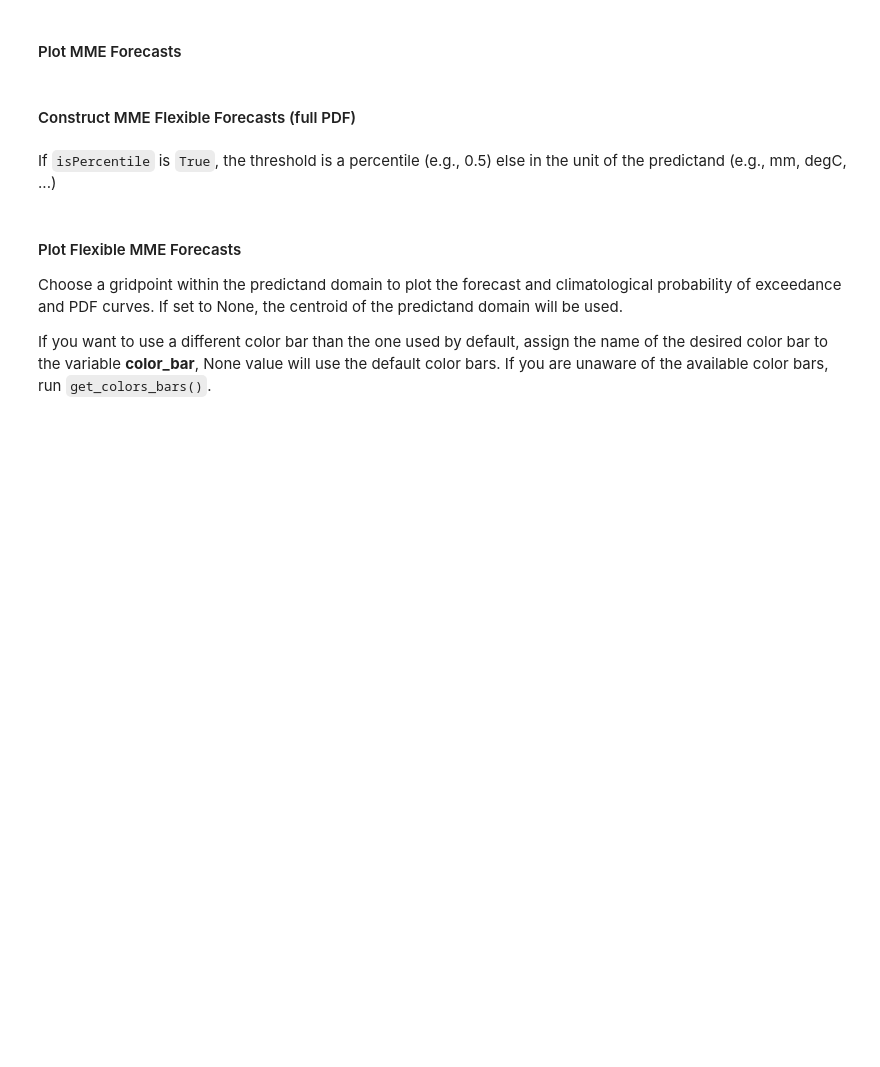
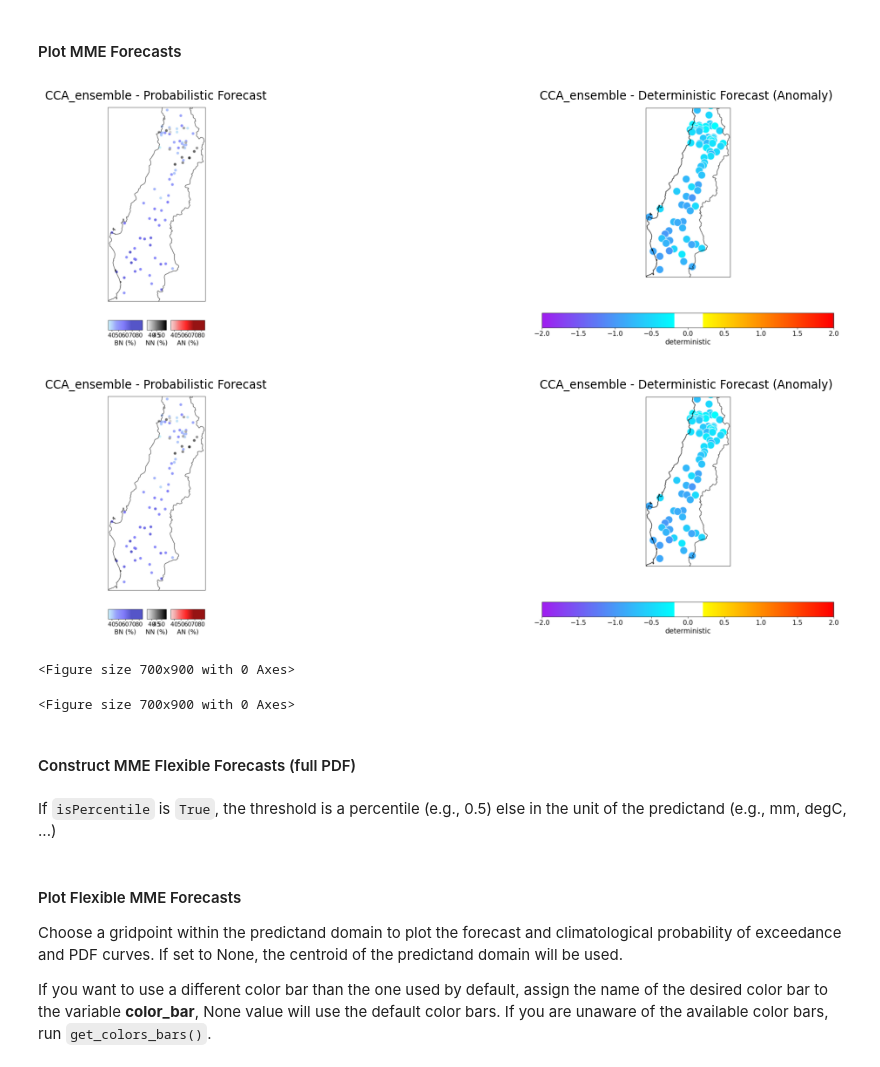
Before and after one commit to iri-pycpt/notebooks, a Jupyter notebook: Station/pycpt-seasonal-station-Chile.ipynb, the cells around one changed output. Cells and saved outputs as stored; diff of their text form; code cells hidden in the pictures; blank space fills up the shorter version.

```diff
--- a/Station/pycpt-seasonal-station-Chile.ipynb
+++ b/Station/pycpt-seasonal-station-Chile.ipynb
@@ -238,7 +315,12 @@ pycpt.plot_mme_skill(predictor_names, mme_skill, MOS, domain_dir, mme_skill_metr
 # %% [markdown]
 #### Plot MME Forecasts
 # %%
-pycpt.plot_mme_forecasts(cpt_args, predictand_name, pr_fcst, MOS, domain_dir, det_fcst, domain=download_args['predictand_extent'])
+pycpt.plot_mme_forecasts(cpt_args, predictand_name, pr_fcst, MOS, domain_dir, det_fcst, domain=download_args['predictand_extent'],vmin=vmin,vmax=vmax)
+# %% [output]
+[figure, added]
+[figure, added]
+<Figure size 700x900 with 0 Axes>
+<Figure size 700x900 with 0 Axes>
 # %% [markdown]
 #### Construct MME Flexible Forecasts (full PDF)
 # %% [markdown]
```
Also changed, not shown: parts of 16 cells of this notebook.
